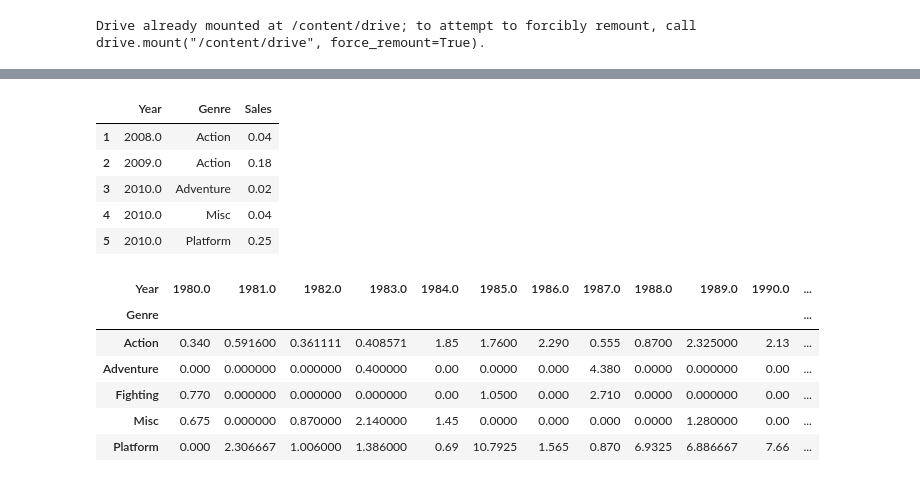
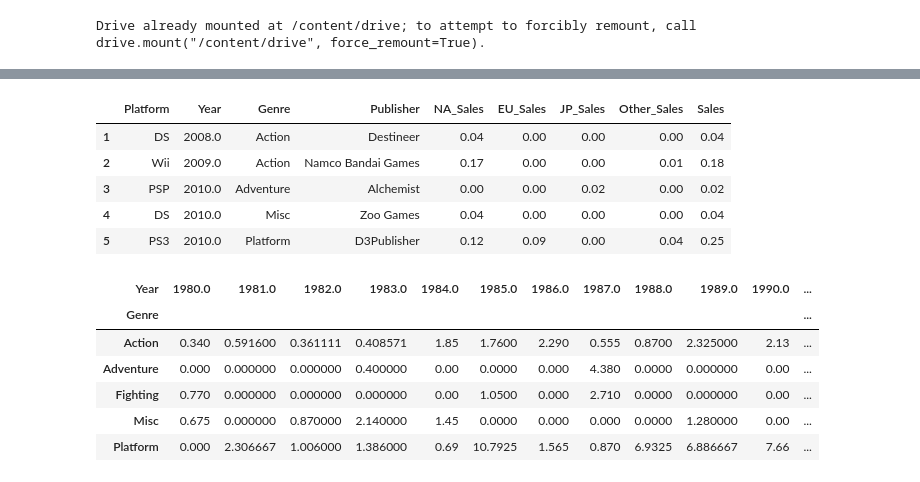
Before and after one commit to bon-u/S1Project, a Jupyter notebook: AI07_S1P_구본우.ipynb, the cells around one changed output, grey strips where cells are left out. Saved outputs shown, nothing was run; the diff lists cells and outputs as text; code cells hidden in the pictures.

```diff
--- a/AI07_S1P_구본우.ipynb
+++ b/AI07_S1P_구본우.ipynb
@@ -74,0 +88,7 @@ JP
+# %%
+print('지역별 장르 순위 TOP 3')
+for i in range(0,gen.shape[1]):
+  na=gen.sort_values(by=gen.columns[i],ascending=False)
+  print(gen.columns[i])
+  print('1위:',na.index[0],'2위:',na.index[1],'3위:',na.index[2])
+#지역별 장르의 출고량 평균을 기준으로 높은 순서대로 순위 지정
@@ -75,24 +105,23 @@ JP
 # %%
-dfy=df.drop(['Name','Platform','Publisher'],axis=1)
+dfy=df.drop(['Name'],axis=1)
 dfy['Sales']=dfy['NA_Sales']+dfy['EU_Sales']+dfy['JP_Sales']+dfy['Other_Sales']
-dfy=dfy.drop(['NA_Sales','EU_Sales','JP_Sales','Other_Sales'],axis=1)
 dfy=dfy.dropna(axis=0)
 for i in range(0,dfy.shape[0]):
-  if dfy.iloc[i,0]<=22:
-    dfy.iloc[i,0]=dfy.iloc[i,0]+2000
-  elif dfy.iloc[i,0]<100:
-    dfy.iloc[i,0]=dfy.iloc[i,0]+1900
+  if dfy.iloc[i,1]<=22:
+    dfy.iloc[i,1]=dfy.iloc[i,1]+2000
+  elif dfy.iloc[i,1]<100:
+    dfy.iloc[i,1]=dfy.iloc[i,1]+1900
   else:
-    dfy.iloc[i,0]=dfy.iloc[i,0]
+    dfy.iloc[i,1]=dfy.iloc[i,1]
 dfy.head()
 #연도의 표현을 맞춰주고 지역별 출고량을 합한 Sales 컬럼을 만듬
 # %% [output]
-|  | Year | Genre | Sales |
-| 1 | 2008.0 | Action | 0.04 |
-| 2 | 2009.0 | Action | 0.18 |
-| 3 | 2010.0 | Adventure | 0.02 |
-| 4 | 2010.0 | Misc | 0.04 |
-| 5 | 2010.0 | Platform | 0.25 |
+|  | Platform | Year | Genre | Publisher | NA_Sales | EU_Sales | JP_Sales | Other_Sales | Sales |
+| 1 | DS | 2008.0 | Action | Destineer | 0.04 | 0.00 | 0.00 | 0.00 | 0.04 |
+| 2 | Wii | 2009.0 | Action | Namco Bandai Games | 0.17 | 0.00 | 0.00 | 0.01 | 0.18 |
+| 3 | PSP | 2010.0 | Adventure | Alchemist | 0.00 | 0.00 | 0.02 | 0.00 | 0.02 |
+| 4 | DS | 2010.0 | Misc | Zoo Games | 0.04 | 0.00 | 0.00 | 0.00 | 0.04 |
+| 5 | PS3 | 2010.0 | Platform | D3Publisher | 0.12 | 0.09 | 0.00 | 0.04 | 0.25 |
 # %%
 dfp=dfy.pivot_table(index = 'Genre', columns = 'Year', values = 'Sales',aggfunc='mean')
 dfp=dfp.fillna(0)
```
Also changed, not shown: parts of 17 cells of this notebook.
